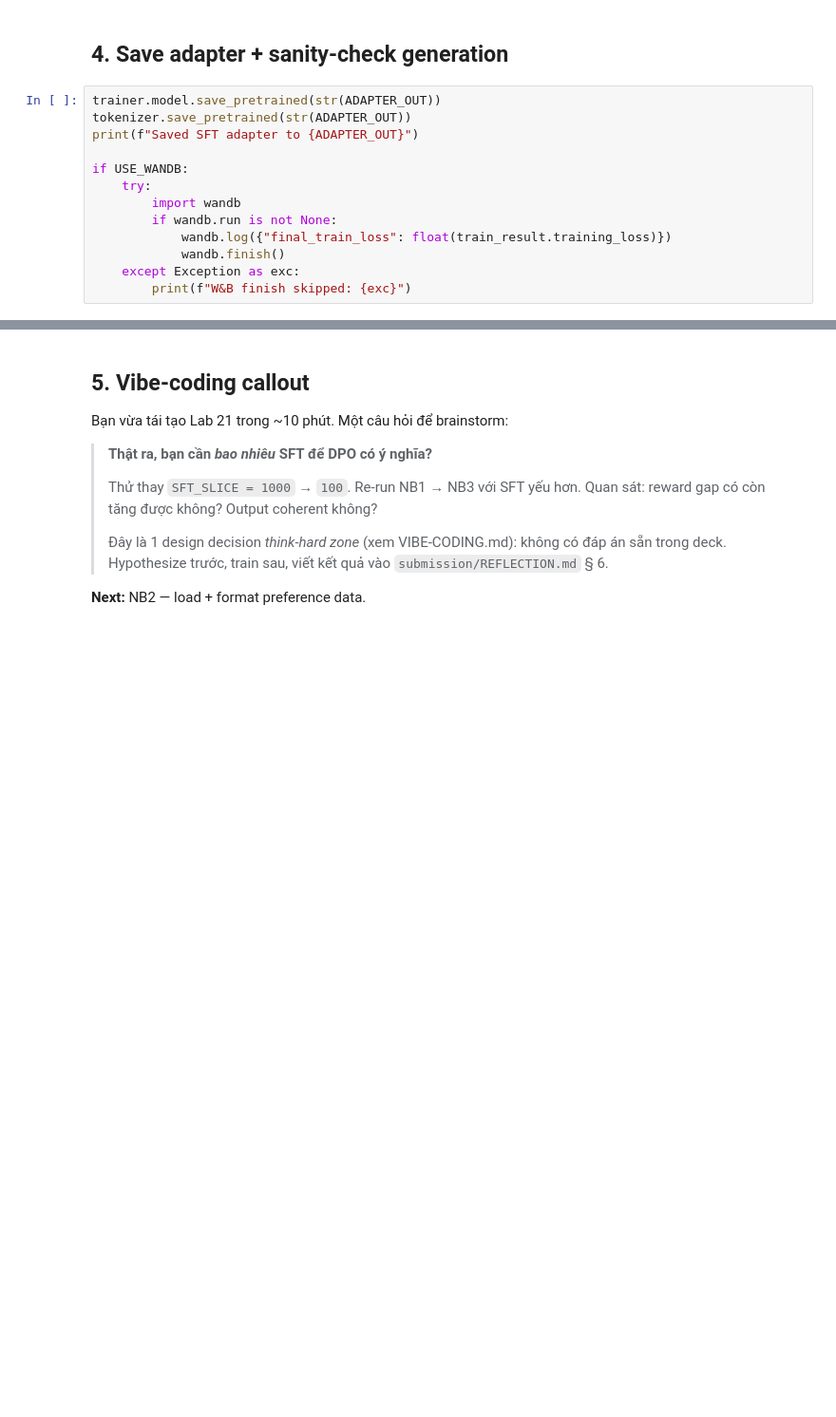
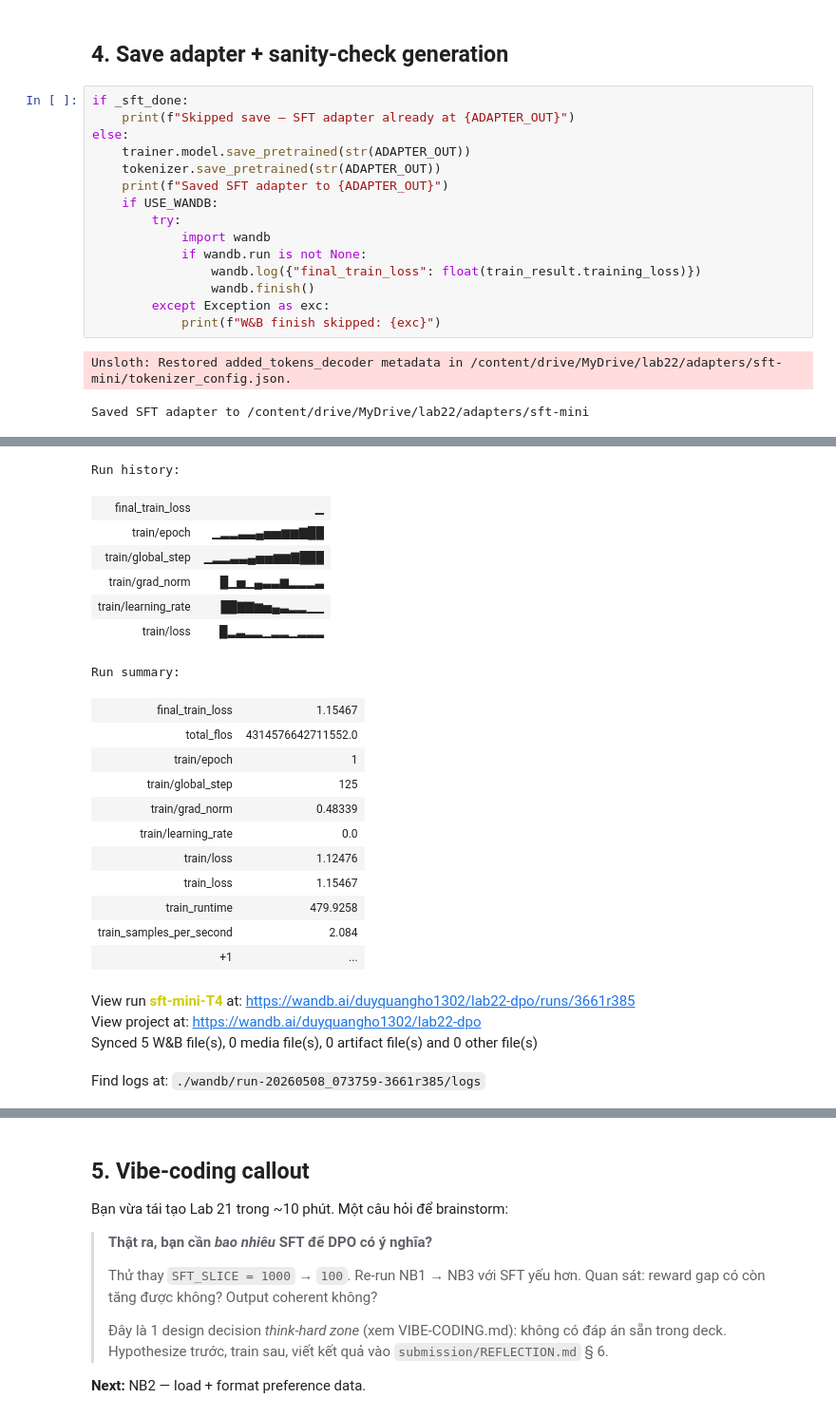
Before and after one commit to Wan1302/2A202600081_HoTrongDuyQuang_Lab22, a Jupyter notebook: colab/Lab22_DPO_T4.ipynb, the cells around one changed output, grey strips where cells are left out. Shown at 95% size. Cells and saved outputs as stored; diff of their text form; blank space fills up the shorter version.

```diff
--- a/colab/Lab22_DPO_T4.ipynb
+++ b/colab/Lab22_DPO_T4.ipynb
@@ -335,15 +510,20 @@ plt.show()
 # %% [markdown]
 ## 4. Save adapter + sanity-check generation
 # %%
-trainer.model.save_pretrained(str(ADAPTER_OUT))
-tokenizer.save_pretrained(str(ADAPTER_OUT))
-print(f"Saved SFT adapter to {ADAPTER_OUT}")
-
-if USE_WANDB:
-    try:
-        import wandb
-        if wandb.run is not None:
-            wandb.log({"final_train_loss": float(train_result.training_loss)})
-            wandb.finish()
-    except Exception as exc:
-        print(f"W&B finish skipped: {exc}")
+if _sft_done:
+    print(f"Skipped save — SFT adapter already at {ADAPTER_OUT}")
+else:
+    trainer.model.save_pretrained(str(ADAPTER_OUT))
+    tokenizer.save_pretrained(str(ADAPTER_OUT))
+    print(f"Saved SFT adapter to {ADAPTER_OUT}")
+    if USE_WANDB:
+        try:
+            import wandb
+            if wandb.run is not None:
+                wandb.log({"final_train_loss": float(train_result.training_loss)})
+                wandb.finish()
+        except Exception as exc:
+            print(f"W&B finish skipped: {exc}")
+# %% [output]
+Unsloth: Restored added_tokens_decoder metadata in /content/drive/MyDrive/lab22/adapters/sft-mini/tokenizer_config.json.
+Saved SFT adapter to /content/drive/MyDrive/lab22/adapters/sft-mini
@@ -350,3 +531,26 @@ if USE_WANDB:
+Run history:
+| final_train_loss | ▁ |
+| train/epoch | ▁▂▂▃▃▄▅▅▆▆▇██ |
+| train/global_step | ▁▂▂▃▃▄▅▅▆▆▇███ |
+| train/grad_norm | █▁▅▁▄▃▃▆▂▂▂▃ |
+| train/learning_rate | ██▇▇▆▅▄▃▂▂▁▁ |
+| train/loss | █▂▃▂▂▁▂▂▁▂▂▂ |
+Run summary:
+| final_train_loss | 1.15467 |
+| total_flos | 4314576642711552.0 |
+| train/epoch | 1 |
+| train/global_step | 125 |
+| train/grad_norm | 0.48339 |
+| train/learning_rate | 0.0 |
+| train/loss | 1.12476 |
+| train_loss | 1.15467 |
+| train_runtime | 479.9258 |
+| train_samples_per_second | 2.084 |
+| +1 | ... |
+View run sft-mini-T4 at: https://wandb.ai/duyquangho1302/lab22-dpo/runs/3661r385
+View project at: https://wandb.ai/duyquangho1302/lab22-dpo
+Synced 5 W&B file(s), 0 media file(s), 0 artifact file(s) and 0 other file(s)
+Find logs at: ./wandb/run-20260508_073759-3661r385/logs
 # %%
 # Sanity: generate 1 sample to confirm the adapter loaded correctly.
 FastLanguageModel.for_inference(model)
```
Also changed, not shown: parts of 91 cells of this notebook, 20 other files.
